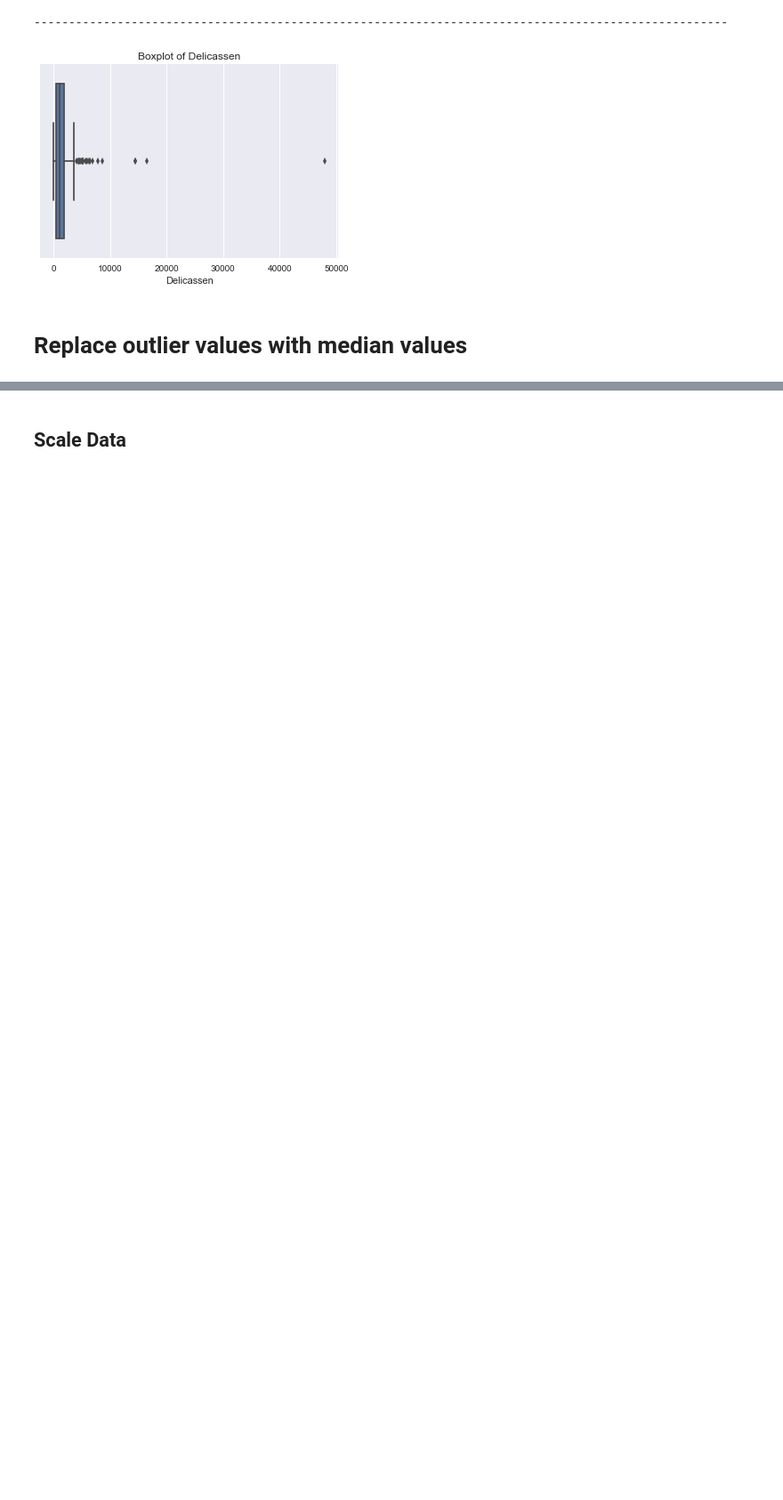
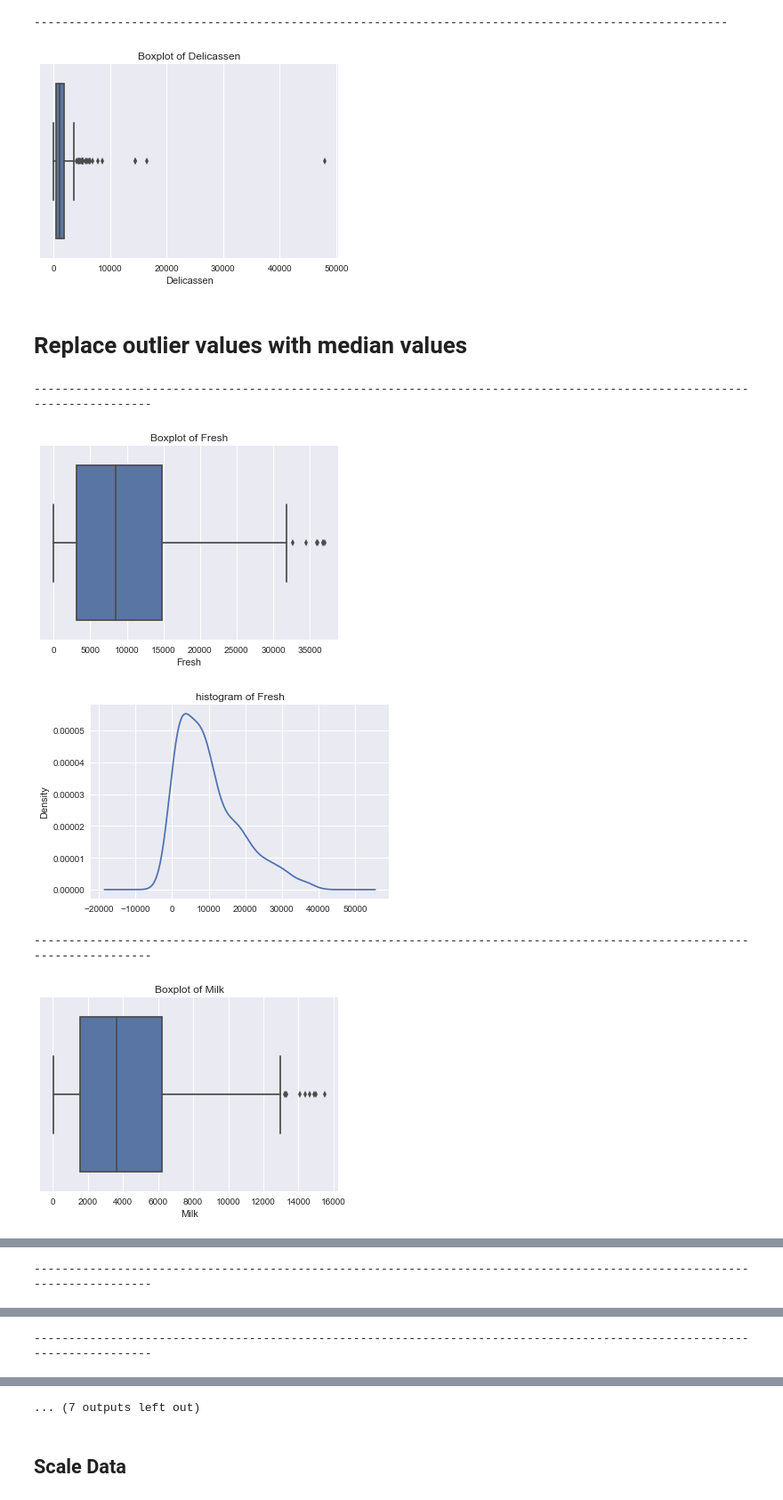
Before and after one commit to gogundur/Clustering, a Jupyter notebook: K Means Clustering.ipynb, the cells around one changed output, grey strips where cells are left out. Shown at 89% size. Drawn from its saved outputs; the diff is of its cells as text; code cells hidden in the pictures; blank space fills up the shorter version.

```diff
--- a/K Means Clustering.ipynb
+++ b/K Means Clustering.ipynb
@@ -197,3 +197,23 @@ for k in list(continous_vars):
 
     df[k] = np.where(df[k] > Outlier_top,np.percentile(df[k],50),df[k])
     df[k] = np.where(df[k] < Outlier_bottom,np.percentile(df[k],50),df[k])
+# %%
+def continous_data(i):
+    if df[i].dtype!='object':
+        print('--'*60)
+        sns.boxplot(df[i])
+        plt.title("Boxplot of "+str(i))
+        plt.show()
+        plt.title("histogram of "+str(i))
+        df[i].plot.kde()
+        plt.show()
+        plt.clf()
+
+for k in j:
+    continous_data(i=k)
+# %% [output]
+------------------------------------------------------------------------------------------------------------------------
+[figure, added]
+[figure, added]
+------------------------------------------------------------------------------------------------------------------------
+[figure, added]
@@ -199,0 +221 @@ for k in list(continous_vars):
+------------------------------------------------------------------------------------------------------------------------
@@ -199,0 +224 @@ for k in list(continous_vars):
+------------------------------------------------------------------------------------------------------------------------
@@ -200,3 +227,4 @@ for k in list(continous_vars):
+... (7 outputs left out)
 # %% [markdown]
 ## Scale Data
 # %%
```
Also changed, not shown: parts of 18 cells of this notebook.
